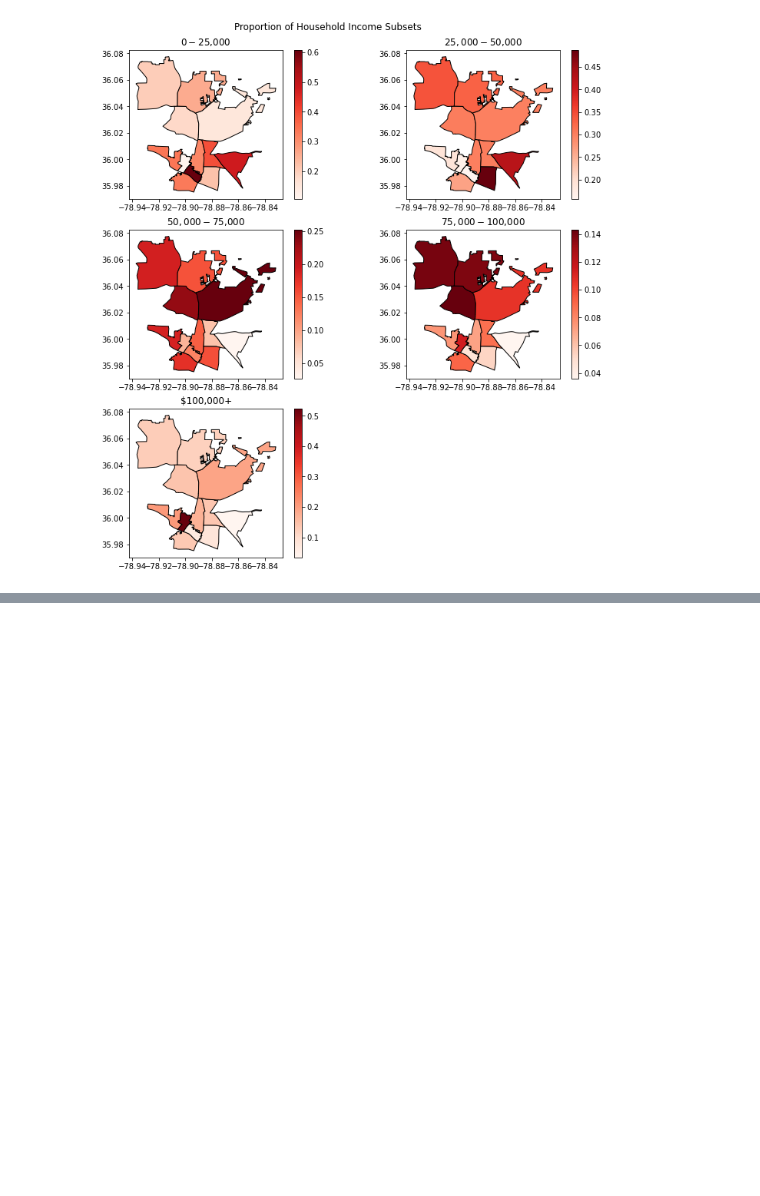
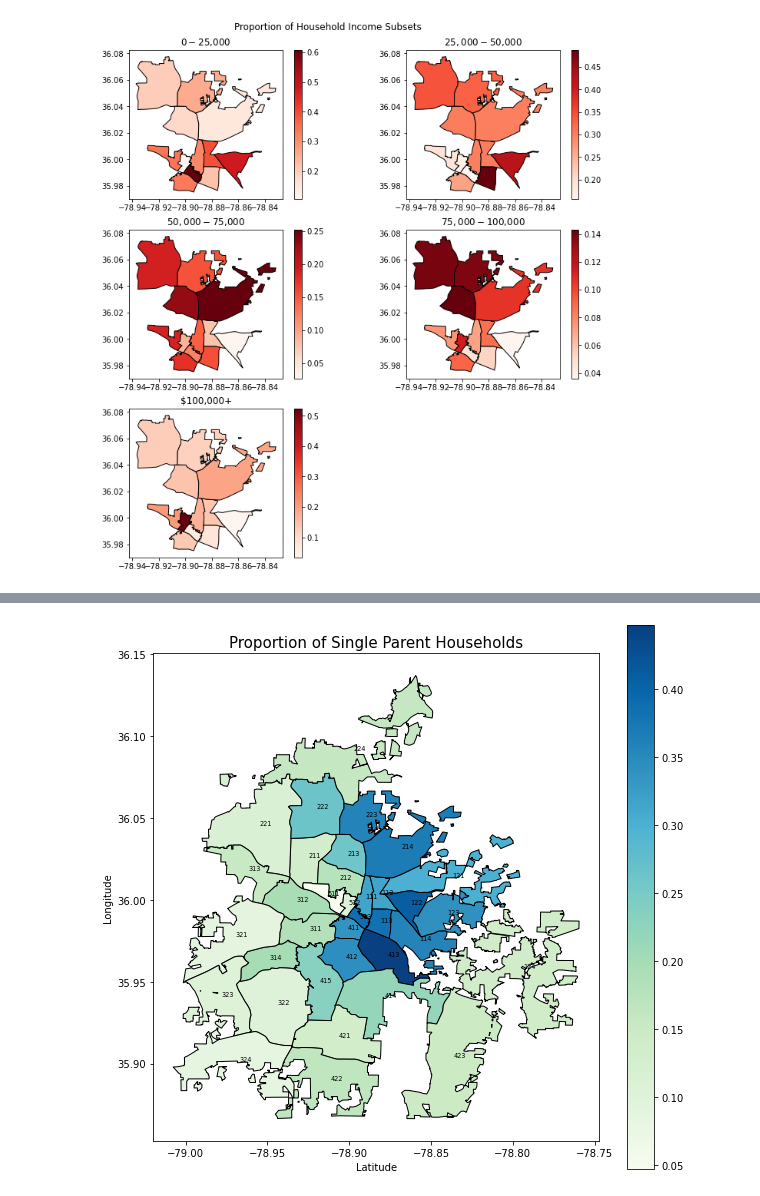
Before and after one commit to sadiesheridan/dataplus-project27-community-safety-durham, a Jupyter notebook: 10_code/Community Safety Call Analysis.ipynb, the cells around one changed output, grey strips where cells are left out. Drawn from its saved outputs; the diff is of its cells as text; code cells hidden in the pictures; blank space fills up the shorter version.

Commit message:
Added single parent household maps

```diff
--- a/10_code/Community Safety Call Analysis.ipynb
+++ b/10_code/Community Safety Call Analysis.ipynb
@@ -1491,3 +1482,21 @@ singleparent.head()
 | 2 | 113 | 2049536 | 1025 | 1048 | 647 | 244 | ... |
 | 3 | 114 | 6903356 | 47606 | 2024 | 1323 | 600 | ... |
 | 4 | 121 | 13390023 | 148787 | 2350 | 1773 | 1067 | ... |
+# %%
+#Plot choropleth map with merged data
+fig, ax = plt.subplots(figsize = (10,10))
+singleparent.plot(column='prop_singleparent',
+                                legend=True,
+                                cmap="GnBu", ax=ax, aspect=1, edgecolor = 'black');
+
+texts = []
+
+for x, y, label in zip(policebeats_points.geometry.x, policebeats_points.geometry.y, policebeats_points["LAWBEAT"]):
+    texts.append(plt.text(x, y, label, fontsize = 6.5))
+
+plt.title("Proportion of Single Parent Households", fontsize = 15)
+plt.xlabel("Latitude")
+plt.ylabel("Longitude")
+plt.show()
+# %% [output]
+[figure, added]
```
Also changed, not shown: parts of 4 cells of this notebook.
